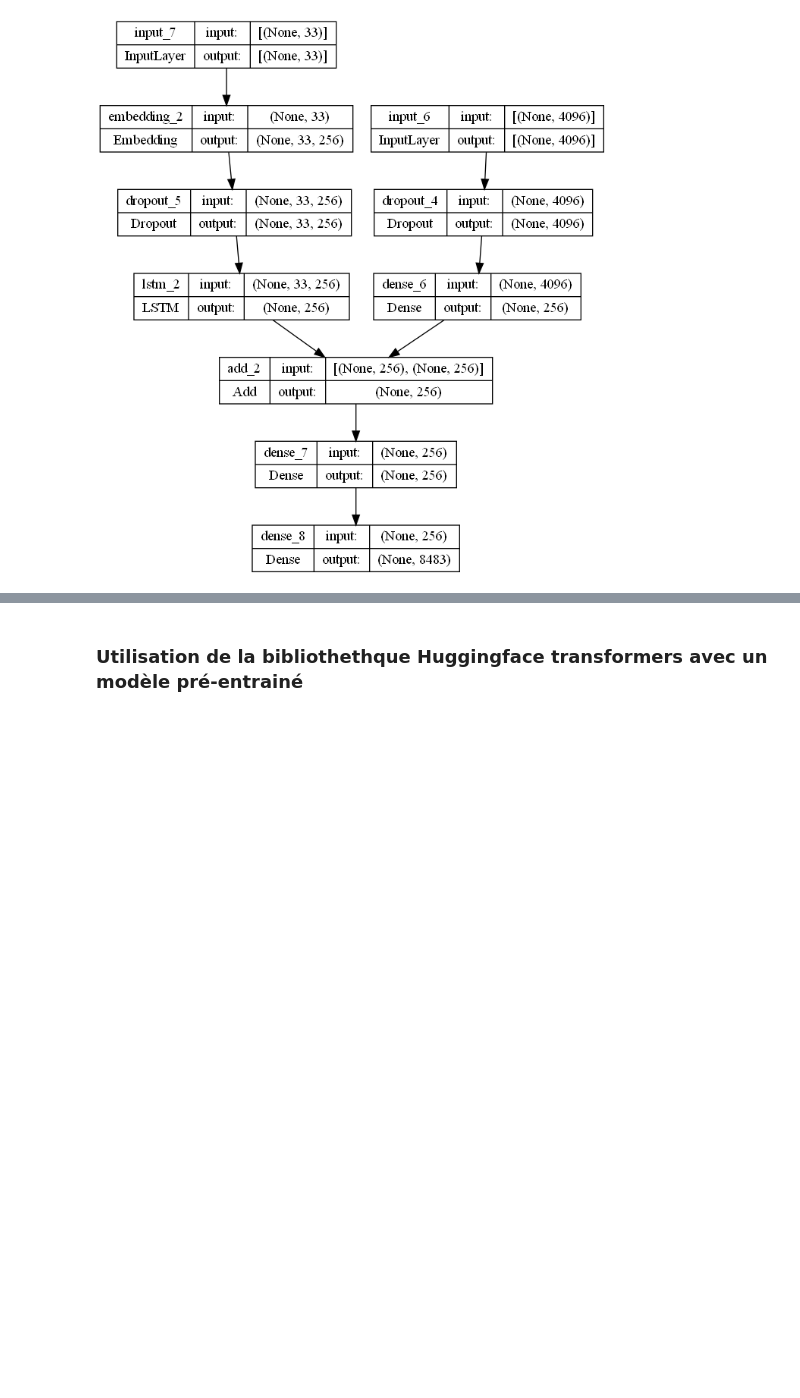
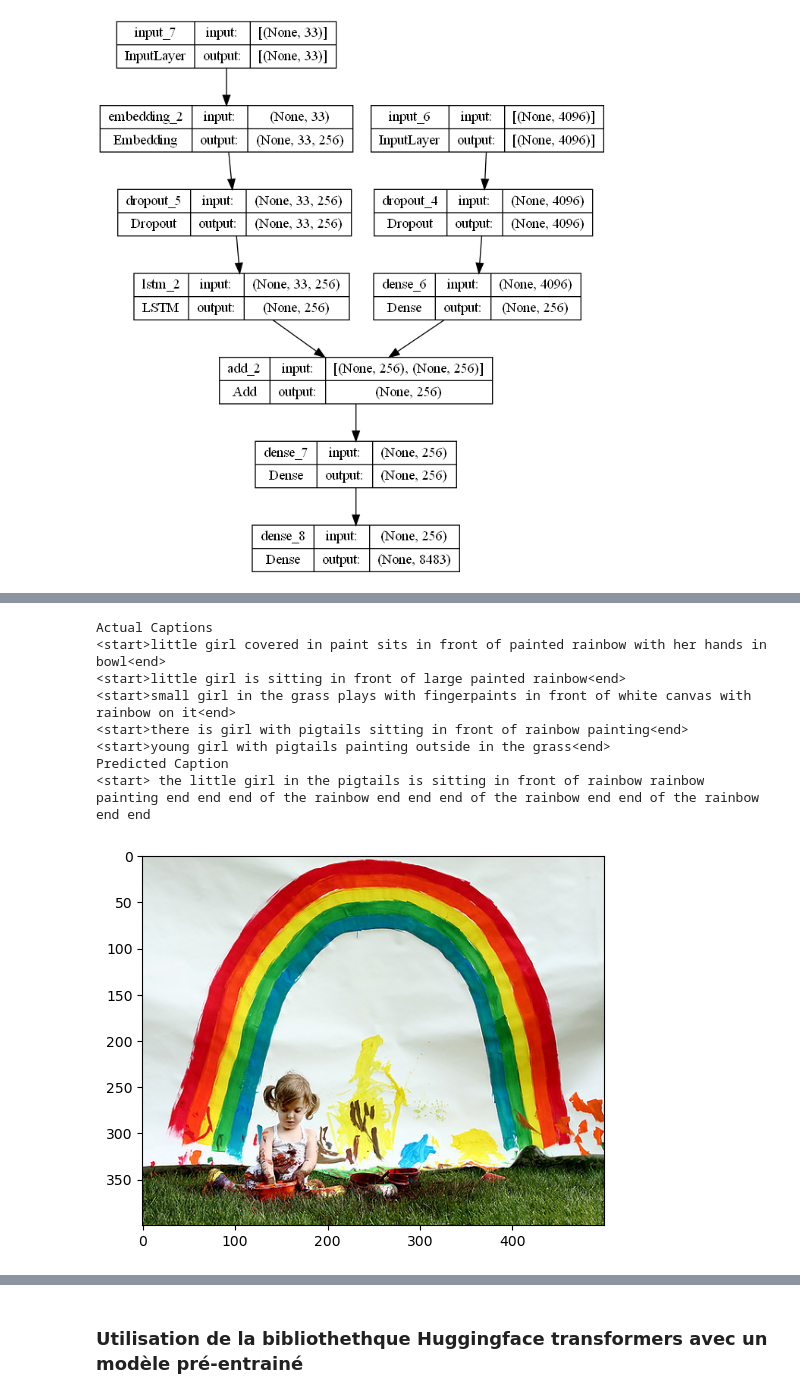
Before and after one commit to Unstery/AI_Sauvat_Faisant, a Jupyter notebook: TP3-8/exercice3.ipynb, the cells around one changed output, grey strips where cells are left out. Saved outputs shown, nothing was run; the diff lists cells and outputs as text; code cells hidden in the pictures; blank space fills up the shorter version.

```diff
--- a/TP3-8/exercice3.ipynb
+++ b/TP3-8/exercice3.ipynb
@@ -221,0 +320,12 @@ plot_model(model, show_shapes=True)
+# %%
+generate_caption('1002674143_1b742ab4b8.jpg')
+# %% [output]
+Actual Captions
+<start>little girl covered in paint sits in front of painted rainbow with her hands in bowl<end>
+<start>little girl is sitting in front of large painted rainbow<end>
+<start>small girl in the grass plays with fingerpaints in front of white canvas with rainbow on it<end>
+<start>there is girl with pigtails sitting in front of rainbow painting<end>
+<start>young girl with pigtails painting outside in the grass<end>
+Predicted Caption
+<start> the little girl in the pigtails is sitting in front of rainbow rainbow painting end end end of the rainbow end end end of the rainbow end end of the rainbow end end
+[figure, added]
```
Also changed, not shown: parts of 10 cells of this notebook, 1 other file.
